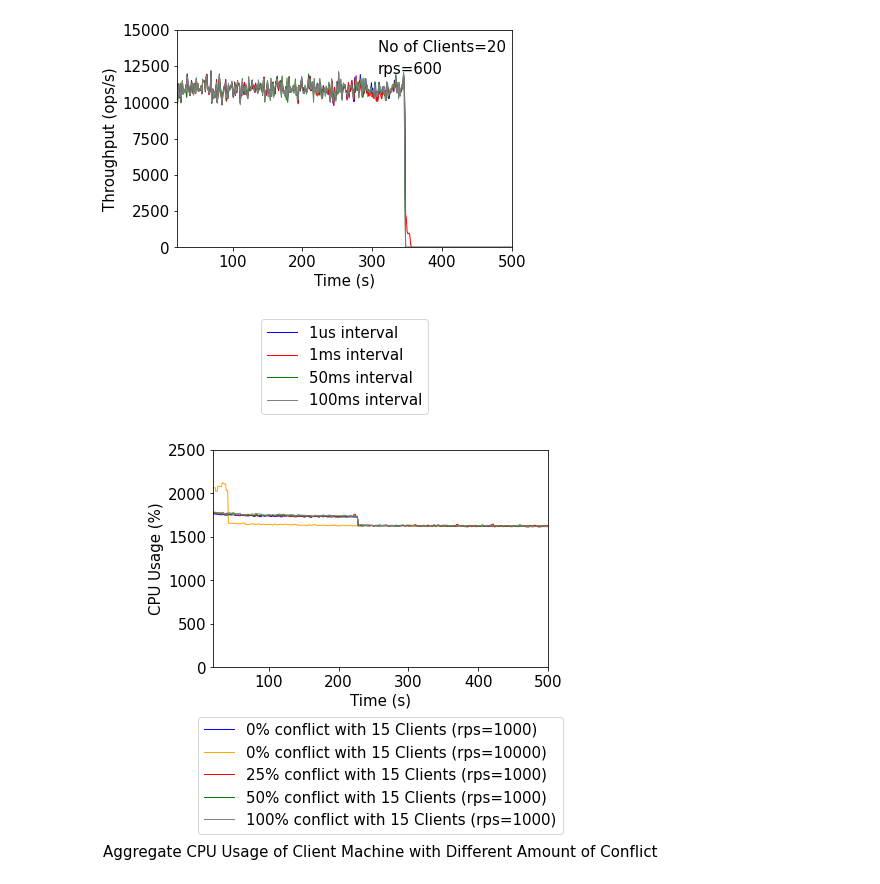
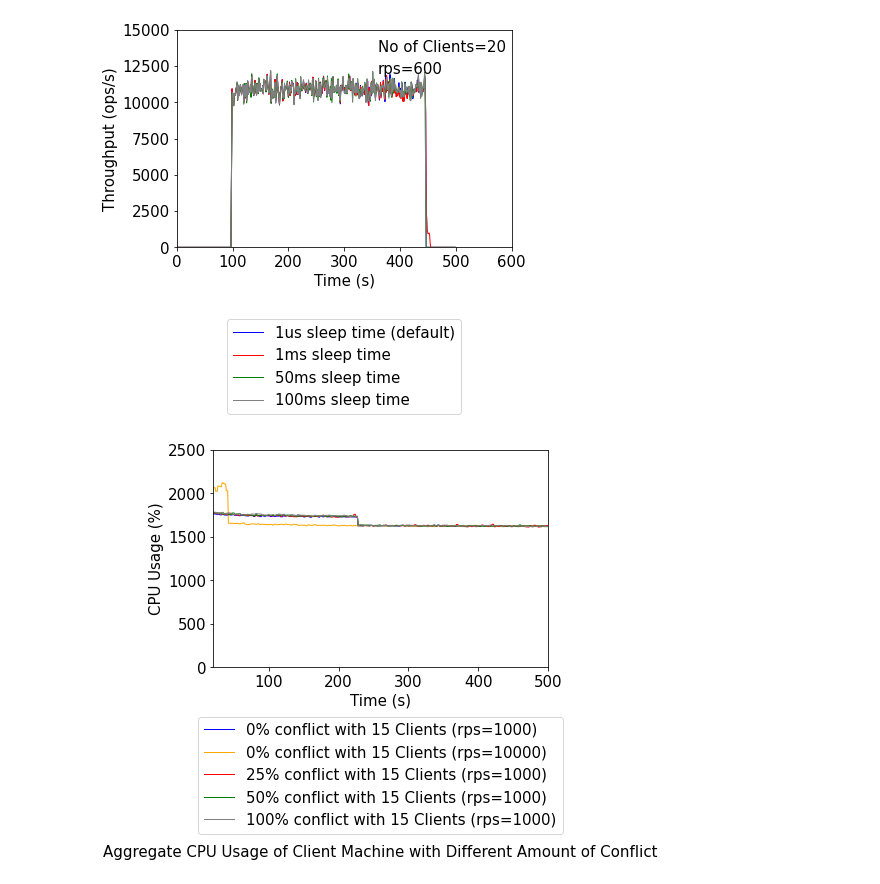
Before and after one commit to Santa-Maria-Shithil/EESYSTEM_TOC, a Jupyter notebook: scripts/All_Figure-Conflict-Different-Interval.ipynb, the cells around one changed output. Saved outputs shown, nothing was run; the diff lists cells and outputs as text; code cells hidden in the pictures.

```diff
--- a/scripts/All_Figure-Conflict-Different-Interval.ipynb
+++ b/scripts/All_Figure-Conflict-Different-Interval.ipynb
@@ -418,6 +458,16 @@ cpu_median=[]
 for i in range(0,701):
     tput_median.append(0.0)
 
+for i in range(0,98):
+    x1.append(i)
+    y1.append(0.0)
+    x2.append(i)
+    y2.append(0.0)
+    x3.append(i)
+    y3.append(0.0)
+    x4.append(i)
+    y4.append(0.0)
+
 for i in range(0,701):
     cpu_median.append(0.0)
 
@@ -439,7 +489,7 @@ c=[]
 
 d=[]
 
-j=0
+j=99
 myfile = open(".\\different_interval\\ol_tput_median_1_us.txt")
 for line in myfile:
     line.strip()
@@ -460,7 +510,7 @@ for line in myfile:
 myfile.close()
 
 
-j=0
+j=99
 myfile = open(".\\different_interval\\ol_tput_median_1_ms.txt")
 for line in myfile:
     line.strip()
@@ -482,7 +532,7 @@ myfile.close()
 
 
 
-j=0
+j=99
 myfile = open(".\\different_interval\\ol_tput_median_50_ms.txt")
 for line in myfile:
     line.strip()
@@ -503,7 +553,7 @@ for line in myfile:
 myfile.close()
 
 
-j=0
+j=99
 myfile = open(".\\different_interval\\ol_tput_median_100_ms.txt")
 for line in myfile:
     line.strip()
@@ -524,39 +574,39 @@ for line in myfile:
 myfile.close()
 
 plt.ylim(0,15000)
-plt.xlim(20,500)
+plt.xlim(0,600)
 
 SMALL_SIZE = 15
 MEDIUM_SIZE = 10
 BIGGER_SIZE = 12
 
 plt.rc('font', size=SMALL_SIZE)          # controls default text sizes
 plt.rc('axes', titlesize=SMALL_SIZE)     # fontsize of the axes title
 plt.rc('axes', labelsize=SMALL_SIZE)    # fontsize of the x and y labels
 plt.rc('xtick', labelsize=SMALL_SIZE)    # fontsize of the tick labels
 plt.rc('ytick', labelsize=SMALL_SIZE)    # fontsize of the tick labels
 plt.rc('legend', fontsize=SMALL_SIZE)    # legend fontsize
 plt.rc('figure', titlesize=SMALL_SIZE)
 
 
 
 
-plt.plot(x1, y1, color='blue', linestyle='solid', linewidth = 1, label='1us interval')
-plt.plot(x2, y2, color='red', linestyle='solid', linewidth = 1, label='1ms interval')
-plt.plot(x3, y3, color='green', linestyle='solid', linewidth = 1, label='50ms interval')
-plt.plot(x4, y4, color='gray', linestyle='solid', linewidth = 1, label='100ms interval')
+plt.plot(x1, y1, color='blue', linestyle='solid', linewidth = 1, label='1us sleep time (default)')
+plt.plot(x2, y2, color='red', linestyle='solid', linewidth = 1, label='1ms sleep time')
+plt.plot(x3, y3, color='green', linestyle='solid', linewidth = 1, label='50ms sleep time')
+plt.plot(x4, y4, color='gray', linestyle='solid', linewidth = 1, label='100ms sleep time')
 
 plt.xlabel('Time (s)')
 plt.ylabel('Throughput (ops/s)')
 plt.annotate('No of Clients=20', xy = (0.6, 0.9), xycoords='axes fraction')
 plt.annotate('rps=600', xy = (0.6, 0.8), xycoords='axes fraction')
 # naming the y axis
 #plt.title('Throughput with Different Amount of Conflicts', y=-0.9)
 plt.legend(loc="lower center", bbox_to_anchor=(0.5, -0.8));
 # function to show the plot
 plt.show()
 # %% [output]
-[figure, old version]
+[figure, new version]
 # %%
 import matplotlib.pyplot as plt
 import numpy as np
```
Also changed, not shown: parts of 2 cells of this notebook, 1 other file.
